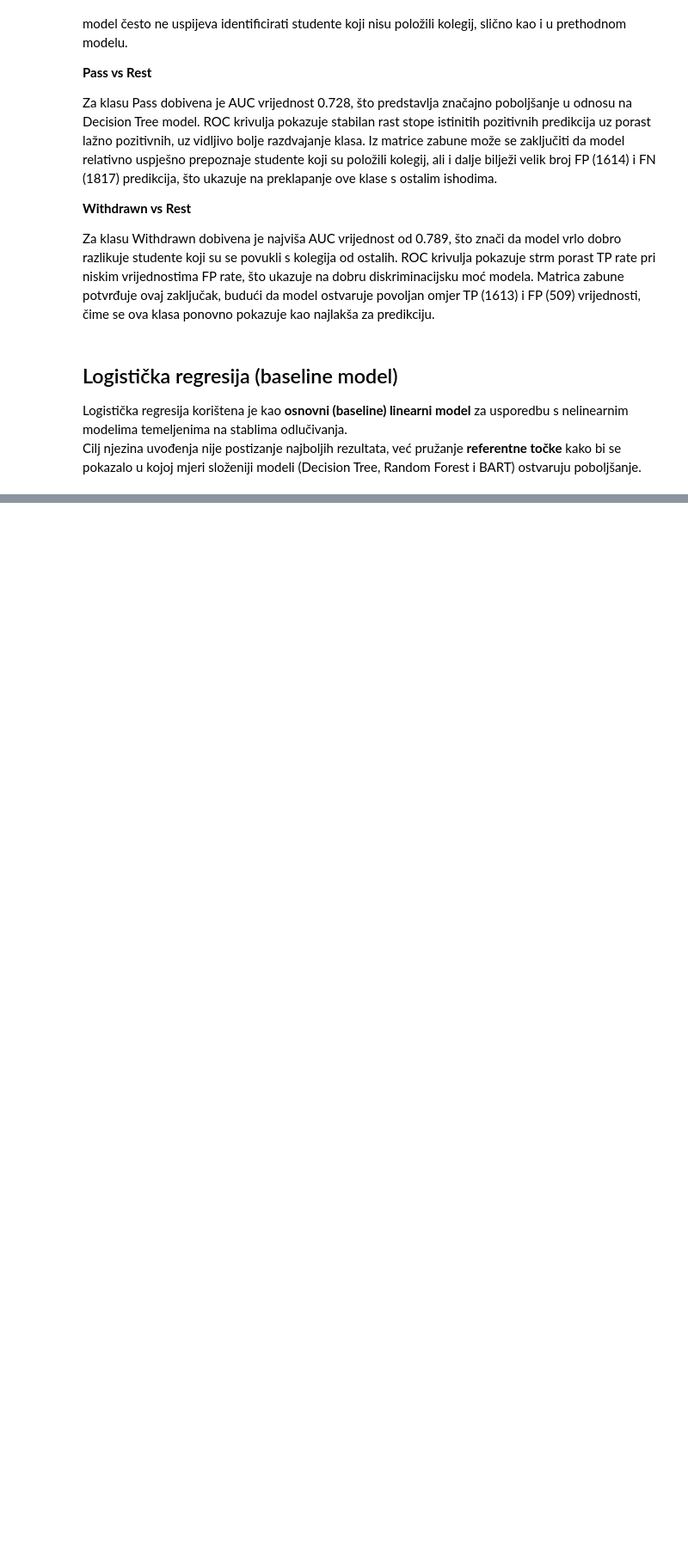
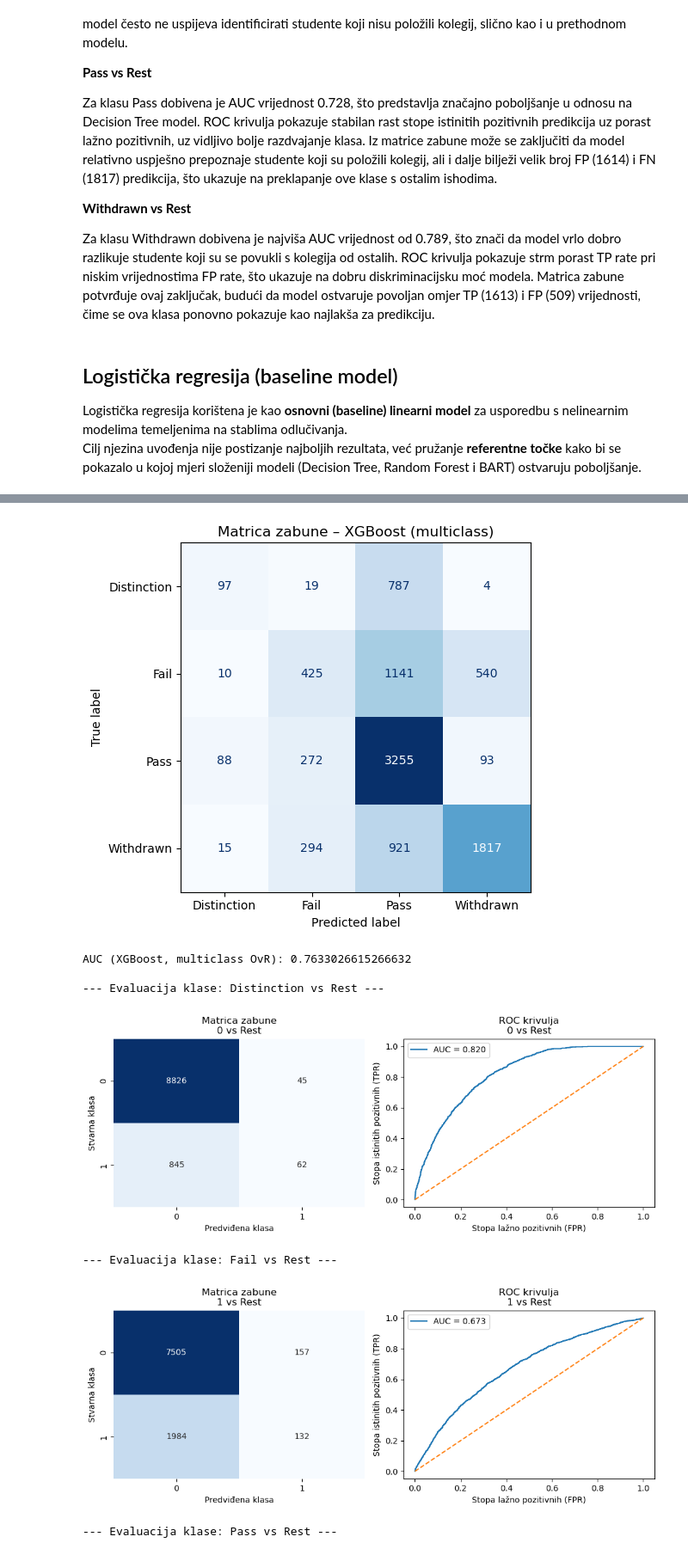
Before and after one commit to KLucan/uzop-projekt, a Jupyter notebook: projekt_3.ipynb, the cells around one changed output, grey strips where cells are left out. Shown at 86% size. Saved outputs shown, nothing was run; the diff lists cells and outputs as text; code cells hidden in the pictures; blank space fills up the shorter version.

Commit message:
XGBoost

```diff
--- a/projekt_3.ipynb
+++ b/projekt_3.ipynb
@@ -566,0 +639,71 @@ Matrica zabune: Withdrawn vs Rest
+# %%
+import numpy as np
+import matplotlib.pyplot as plt
+
+from sklearn.pipeline import Pipeline
+from sklearn.preprocessing import LabelEncoder
+from sklearn.metrics import classification_report, confusion_matrix, ConfusionMatrixDisplay, roc_auc_score
+
+from xgboost import XGBClassifier
+
+le = LabelEncoder()
+
+y_train_enc = le.fit_transform(y_train)
+y_test_enc  = le.transform(y_test)
+
+print("Mapiranje klasa (encoder):")
+for i, cls in enumerate(le.classes_):
+    print(f"{i} -> {cls}")
+
+
+xgb_pipeline = Pipeline([
+    ("clf", XGBClassifier(
+        objective="multi:softprob",
+        num_class=len(le.classes_),
+        n_estimators=400,
+        learning_rate=0.05,
+        max_depth=6,
+        subsample=0.9,
+        colsample_bytree=0.9,
+        reg_lambda=1.0,
+        min_child_weight=1,
+        gamma=0,
+        eval_metric="mlogloss",
+        n_jobs=-1,
+        random_state=42
+    ))
+])
+
+xgb_pipeline.fit(X_train, y_train_enc)
+
+
+y_pred_xgb = xgb_pipeline.predict(X_test)
+y_proba_xgb = xgb_pipeline.predict_proba(X_test)
+
+# report s originalnim imenima klasa
+print("XGBoost – multiclass rezultati:")
+print(classification_report(
+    y_test_enc, y_pred_xgb,
+    target_names=le.classes_,
+    zero_division=0
+))
+
+# multiclass confusion matrix
+cm_xgb = confusion_matrix(y_test_enc, y_pred_xgb)
+disp = ConfusionMatrixDisplay(confusion_matrix=cm_xgb, display_labels=le.classes_)
+fig, ax = plt.subplots(figsize=(6, 5))
+disp.plot(ax=ax, cmap="Blues", values_format="d", colorbar=False)
+ax.set_title("Matrica zabune XGBoost (multiclass)")
+plt.tight_layout()
+plt.show()
+
+# AUC multiclass (OvR)
+auc_xgb = roc_auc_score(y_test_enc, y_proba_xgb, multi_class="ovr")
+print("AUC (XGBoost, multiclass OvR):", auc_xgb)
+
+classes_to_check_enc = list(range(len(le.classes_)))
+
+for c in classes_to_check_enc:
+    print(f"\n--- Evaluacija klase: {le.inverse_transform([c])[0]} vs Rest ---")
+    evaluate_ovr(xgb_pipeline, X_test, y_test_enc, c)
+# %% [output]
@@ -566,0 +726,8 @@ Matrica zabune: Withdrawn vs Rest
+[figure, added]
+AUC (XGBoost, multiclass OvR): 0.7633026615266632
+
+--- Evaluacija klase: Distinction vs Rest ---
+[figure, added]
+--- Evaluacija klase: Fail vs Rest ---
+[figure, added]
+--- Evaluacija klase: Pass vs Rest ---
```
Also changed, not shown: parts of 9 cells of this notebook.
